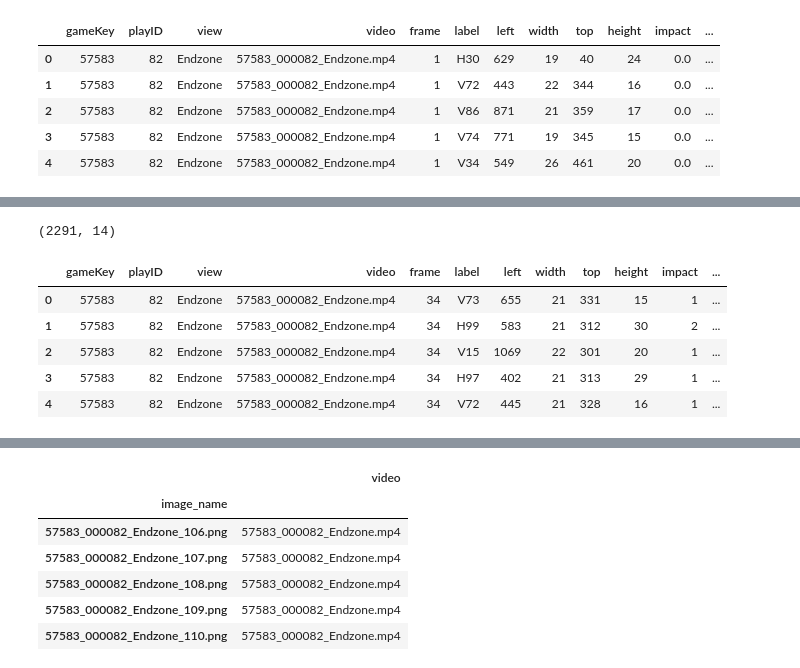
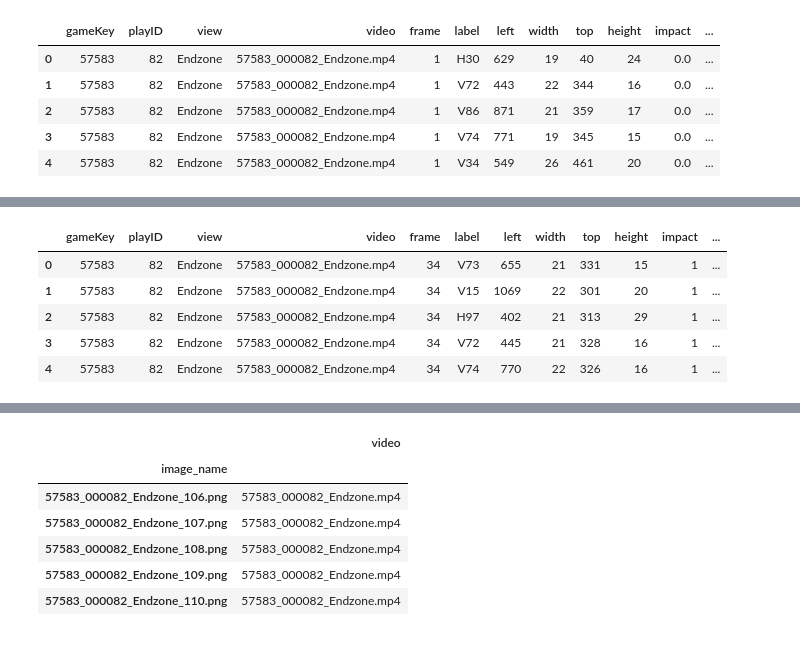
Before and after one commit to vudangthinh/NFL-ImpactDetection, a Jupyter notebook: merge-helmet-object-detection-training.ipynb, the cells around one changed output, grey strips where cells are left out. Drawn from its saved outputs; the diff is of its cells as text; code cells hidden in the pictures.

Commit message:
merge frame of impact helmets

```diff
--- a/merge-helmet-object-detection-training.ipynb
+++ b/merge-helmet-object-detection-training.ipynb
@@ -81,6 +77,15 @@ video_labels.shape
 # %%
 video_labels_with_impact = video_labels[video_labels['impact'] > 0]
-# %%
-video_labels_with_impact.shape
-# %% [output]
-(2291, 14)
+# %%
+for row in tqdm(video_labels_with_impact[['video', 'frame', 'label', 'impact', 'impactType']].values):
+    frames = np.array([-4,-3,-2,-1,1,2,3,4])+row[1]
+
+    video_labels.loc[(video_labels['video'] == row[0])
+                                 & (video_labels['frame'].isin(frames))
+                                 & (video_labels['label'] == row[2]), 'impact'] = 1
+
+    video_labels.loc[(video_labels['video'] == row[0])
+                                 & (video_labels['frame'].isin(frames))
+                                 & (video_labels['label'] == row[2]), 'impactType'] = row[4]
+# %%
+video_labels_with_impact = video_labels[video_labels['impact'] > 0][video_labels['impactType'] == 'Helmet']
@@ -87,25 +152,19 @@ video_labels_with_impact.shape
 # %%
-for row in tqdm(video_labels_with_impact[['video','frame','label']].values):
-    frames = np.array([-4,-3,-2,-1,1,2,3,4])+row[1]
-    video_labels.loc[(video_labels['video'] == row[0])
-                                 & (video_labels['frame'].isin(frames))
-                                 & (video_labels['label'] == row[2]), 'impact'] = 1
-
 video_labels['image_name'] = video_labels['video'].str.replace('.mp4', '') + '_' + video_labels['frame'].astype(str) + '.png'
 video_labels = video_labels[video_labels.groupby('image_name')['impact'].transform("sum") > 0].reset_index(drop=True)
 video_labels['impact'] = video_labels['impact'].astype(int)+1
 video_labels['x'] = video_labels['left']
 video_labels['y'] = video_labels['top']
 video_labels['w'] = video_labels['width']
 video_labels['h'] = video_labels['height']
 video_labels.head()
 # %% [output]
 |  | gameKey | playID | view | video | frame | label | left | width | top | height | impact | ... |
 | 0 | 57583 | 82 | Endzone | 57583_000082_Endzone.mp4 | 34 | V73 | 655 | 21 | 331 | 15 | 1 | ... |
-| 1 | 57583 | 82 | Endzone | 57583_000082_Endzone.mp4 | 34 | H99 | 583 | 21 | 312 | 30 | 2 | ... |
-| 2 | 57583 | 82 | Endzone | 57583_000082_Endzone.mp4 | 34 | V15 | 1069 | 22 | 301 | 20 | 1 | ... |
-| 3 | 57583 | 82 | Endzone | 57583_000082_Endzone.mp4 | 34 | H97 | 402 | 21 | 313 | 29 | 1 | ... |
-| 4 | 57583 | 82 | Endzone | 57583_000082_Endzone.mp4 | 34 | V72 | 445 | 21 | 328 | 16 | 1 | ... |
+| 1 | 57583 | 82 | Endzone | 57583_000082_Endzone.mp4 | 34 | V15 | 1069 | 22 | 301 | 20 | 1 | ... |
+| 2 | 57583 | 82 | Endzone | 57583_000082_Endzone.mp4 | 34 | H97 | 402 | 21 | 313 | 29 | 1 | ... |
+| 3 | 57583 | 82 | Endzone | 57583_000082_Endzone.mp4 | 34 | V72 | 445 | 21 | 328 | 16 | 1 | ... |
+| 4 | 57583 | 82 | Endzone | 57583_000082_Endzone.mp4 | 34 | V74 | 770 | 22 | 326 | 16 | 1 | ... |
 # %%
 video_labels.shape
 # %% [output]
```
Also changed, not shown: parts of 6 cells of this notebook, 1 other file.
